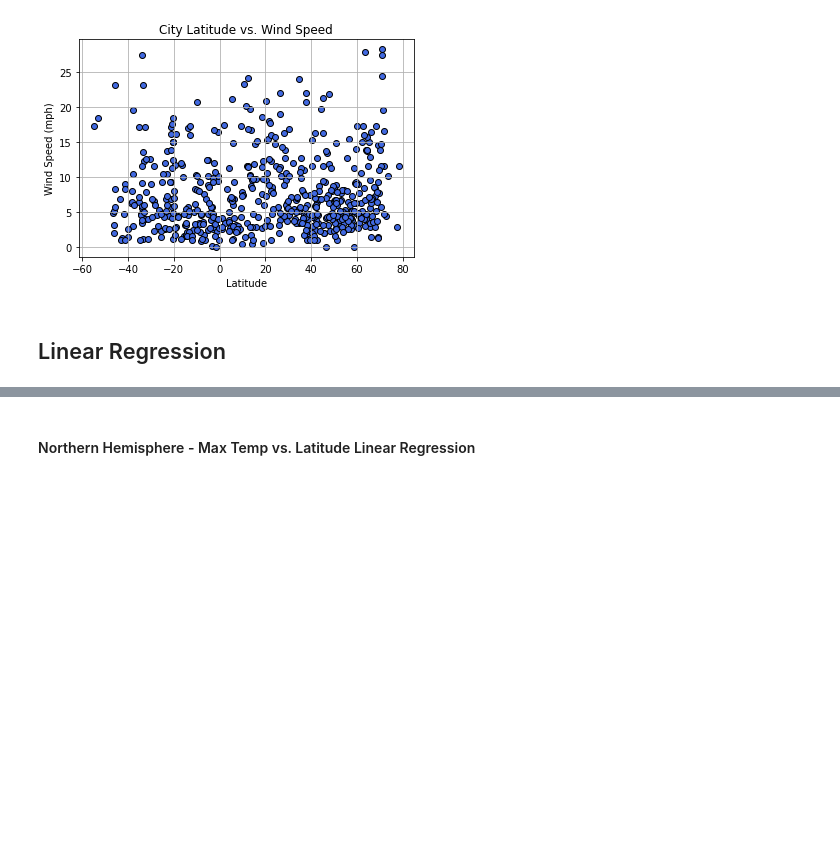
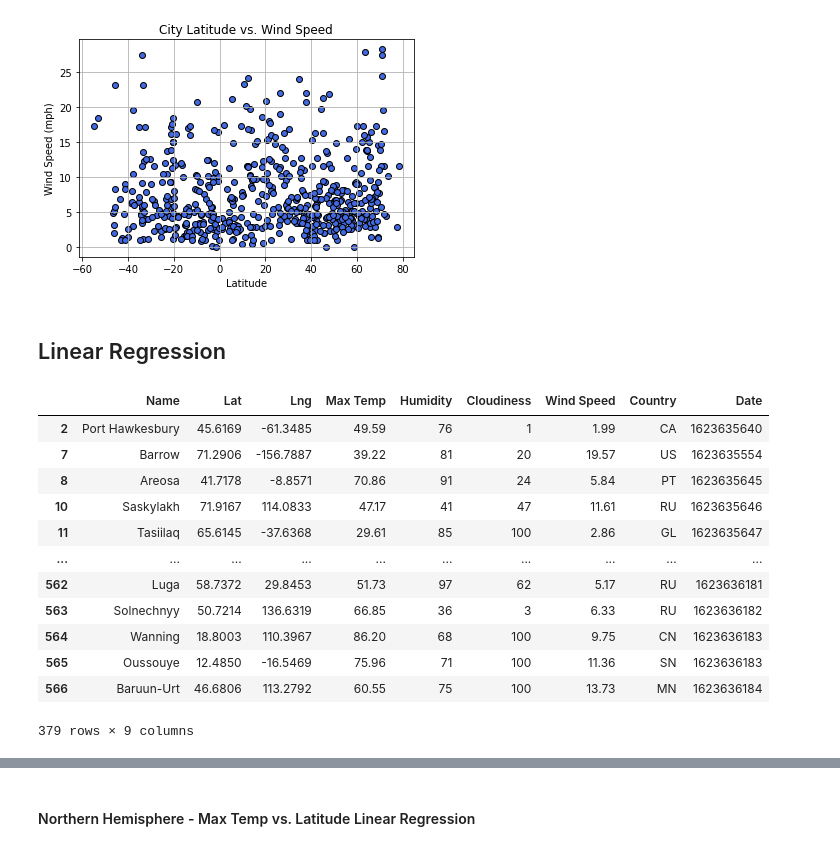
Before and after one commit to LP-116/python-api-challenge, a Jupyter notebook: WeatherPy/WeatherPy.ipynb, the cells around one changed output, grey strips where cells are left out. Cells and saved outputs as stored; diff of their text form; code cells hidden in the pictures; blank space fills up the shorter version.

```diff
--- a/WeatherPy/WeatherPy.ipynb
+++ b/WeatherPy/WeatherPy.ipynb
@@ -297,0 +298,17 @@ northern_df
+# %%
+northern_df = weather_df.loc[weather_df["Lat"] >= 0, :]
+northern_df
+# %% [output]
+|  | Name | Lat | Lng | Max Temp | Humidity | Cloudiness | Wind Speed | Country | Date |
+| 2 | Port Hawkesbury | 45.6169 | -61.3485 | 49.59 | 76 | 1 | 1.99 | CA | 1623635640 |
+| 7 | Barrow | 71.2906 | -156.7887 | 39.22 | 81 | 20 | 19.57 | US | 1623635554 |
+| 8 | Areosa | 41.7178 | -8.8571 | 70.86 | 91 | 24 | 5.84 | PT | 1623635645 |
+| 10 | Saskylakh | 71.9167 | 114.0833 | 47.17 | 41 | 47 | 11.61 | RU | 1623635646 |
+| 11 | Tasiilaq | 65.6145 | -37.6368 | 29.61 | 85 | 100 | 2.86 | GL | 1623635647 |
+| ... | ... | ... | ... | ... | ... | ... | ... | ... | ... |
+| 562 | Luga | 58.7372 | 29.8453 | 51.73 | 97 | 62 | 5.17 | RU | 1623636181 |
+| 563 | Solnechnyy | 50.7214 | 136.6319 | 66.85 | 36 | 3 | 6.33 | RU | 1623636182 |
+| 564 | Wanning | 18.8003 | 110.3967 | 86.20 | 68 | 100 | 9.75 | CN | 1623636183 |
+| 565 | Oussouye | 12.4850 | -16.5469 | 75.96 | 71 | 100 | 11.36 | SN | 1623636183 |
+| 566 | Baruun-Urt | 46.6806 | 113.2792 | 60.55 | 75 | 100 | 13.73 | MN | 1623636184 |
+379 rows × 9 columns
```
Also changed, not shown: parts of 6 cells of this notebook, 4 other files.
